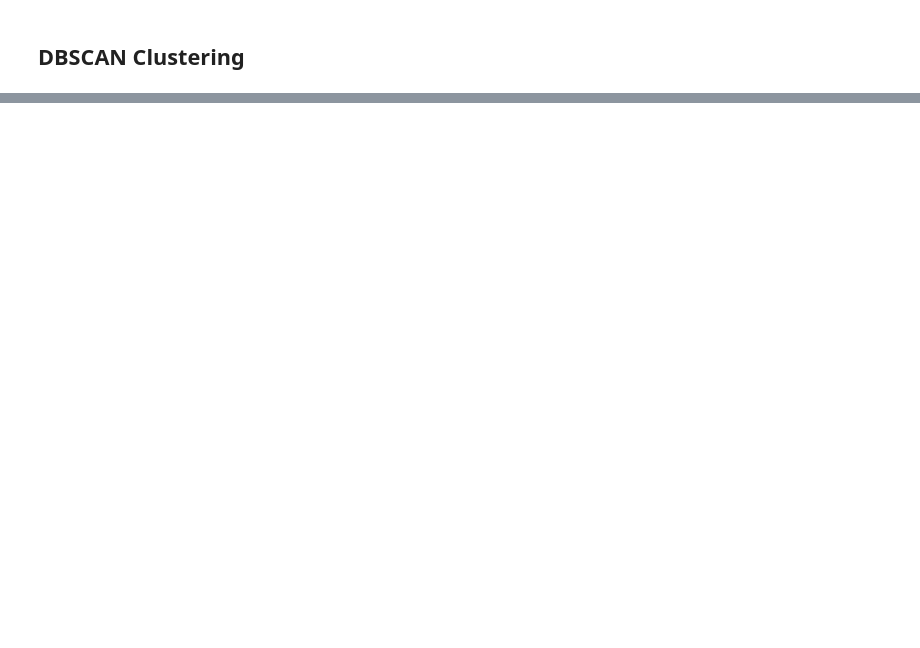
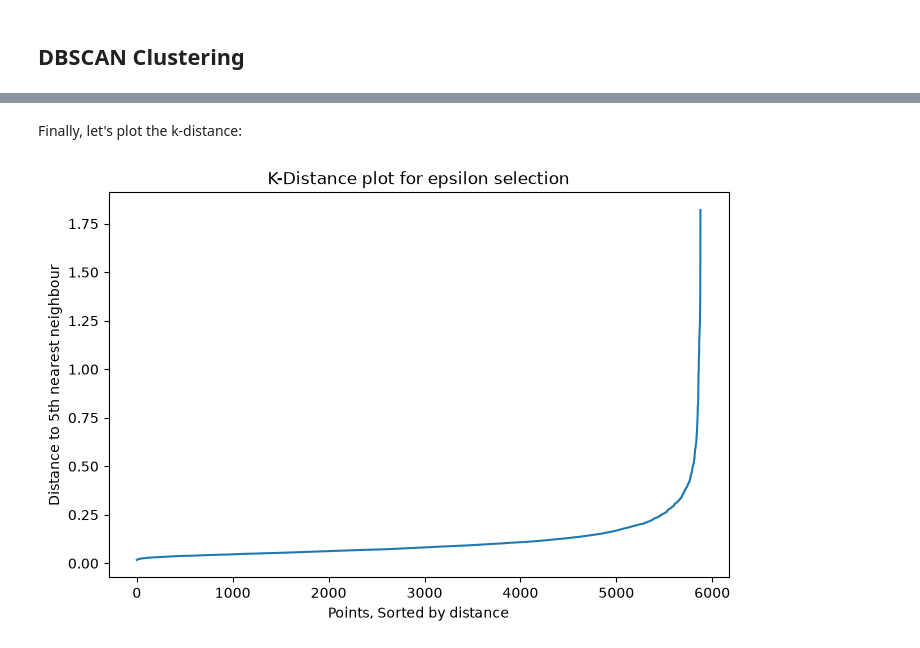
Before and after one commit to clayniranjan-web/customer-segmentation-clustering, a Jupyter notebook: Notebooks/02_modeling.ipynb, the cells around one changed output, grey strips where cells are left out. Cells and saved outputs as stored; diff of their text form; code cells hidden in the pictures; blank space fills up the shorter version.

```diff
--- a/Notebooks/02_modeling.ipynb
+++ b/Notebooks/02_modeling.ipynb
@@ -221,0 +240,3 @@ K-Means and Hierarchical clustering agree strongly on two segments (96-100% over
+# %%
+min_samples = 5
+neighbors = NearestNeighbors(n_neighbors=min_samples)
@@ -221,0 +248,2 @@ K-Means and Hierarchical clustering agree strongly on two segments (96-100% over
+# %%
+neighbors_fit = neighbors.fit(feature_scaled_df)
@@ -221,0 +253,4 @@ K-Means and Hierarchical clustering agree strongly on two segments (96-100% over
+# %%
+distances, indices = neighbors_fit.kneighbors(feature_scaled_df)
+# %%
+distances = np.sort(distances[:, -1])
@@ -221,0 +262,11 @@ K-Means and Hierarchical clustering agree strongly on two segments (96-100% over
+# %% [markdown]
+Finally, let's plot the k-distance:
+# %%
+plt.figure(figsize=(8, 5))
+plt.plot(distances)
+plt.xlabel('Points, Sorted by distance')
+plt.ylabel(f'Distance to {min_samples}th nearest neighbour')
+plt.title('K-Distance plot for epsilon selection')
+plt.show()
+# %% [output]
+[figure, added]
```
Also changed, not shown: parts of 25 cells of this notebook.
